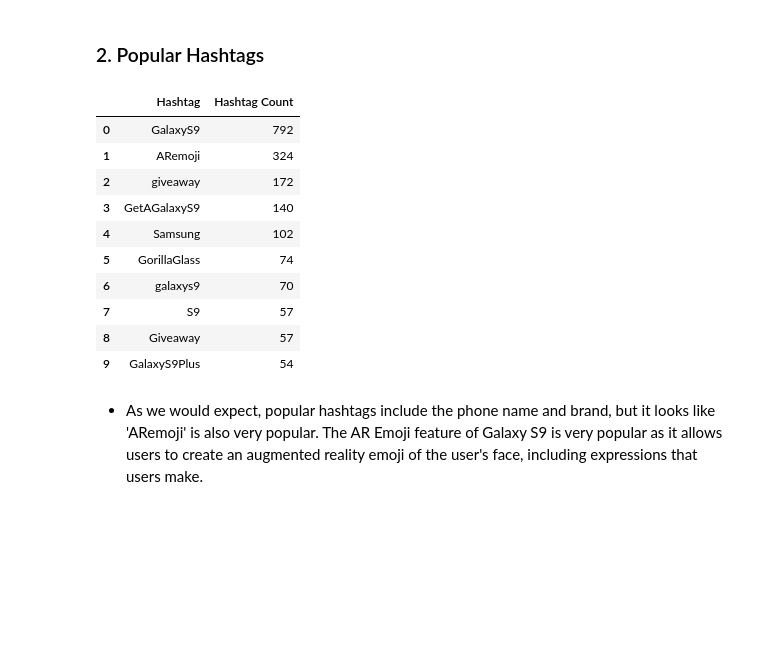
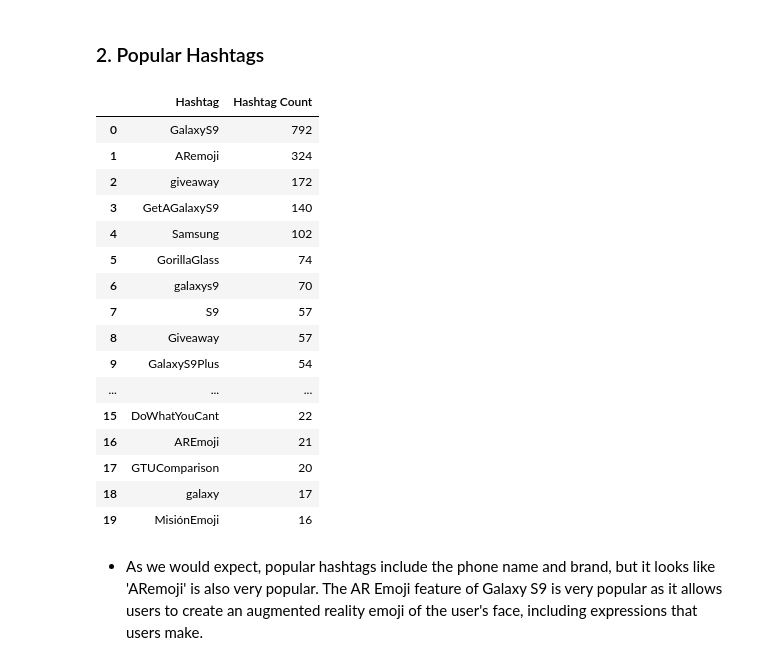
Before and after one commit to kevinbsc/FinalProject, a Jupyter notebook: TwitterIphoneSamsung_Analytics.ipynb, the cells around one changed output. Drawn from its saved outputs; the diff is of its cells as text; code cells hidden in the pictures; blank space fills up the shorter version.

```diff
--- a/TwitterIphoneSamsung_Analytics.ipynb
+++ b/TwitterIphoneSamsung_Analytics.ipynb
@@ -1363,19 +1363,25 @@ pd.DataFrame(fdist_bi.most_common(10),columns=['Bigram','Frequency'])
 # %%
 #type(all_mentions)
 h_s9 = Counter(all_hashtags_s9)
-pd.DataFrame(h_s9.most_common(10),columns=['Hashtag','Hashtag Count'])
+pd.DataFrame(h_s9.most_common(20),columns=['Hashtag','Hashtag Count'])
 # %% [output]
 |  | Hashtag | Hashtag Count |
 | 0 | GalaxyS9 | 792 |
 | 1 | ARemoji | 324 |
 | 2 | giveaway | 172 |
 | 3 | GetAGalaxyS9 | 140 |
 | 4 | Samsung | 102 |
 | 5 | GorillaGlass | 74 |
 | 6 | galaxys9 | 70 |
 | 7 | S9 | 57 |
 | 8 | Giveaway | 57 |
 | 9 | GalaxyS9Plus | 54 |
+| ... | ... | ... |
+| 15 | DoWhatYouCant | 22 |
+| 16 | AREmoji | 21 |
+| 17 | GTUComparison | 20 |
+| 18 | galaxy | 17 |
+| 19 | MisiónEmoji | 16 |
 # %% [markdown]
 * As we would expect, popular hashtags include the phone name and brand, but it looks like 'ARemoji' is also very popular.  The AR Emoji feature of Galaxy S9 is very popular as it allows users to create an augmented reality emoji of the user's face, including expressions that users make.
 # %% [markdown]
```
Also changed, not shown: parts of 5 cells of this notebook.
